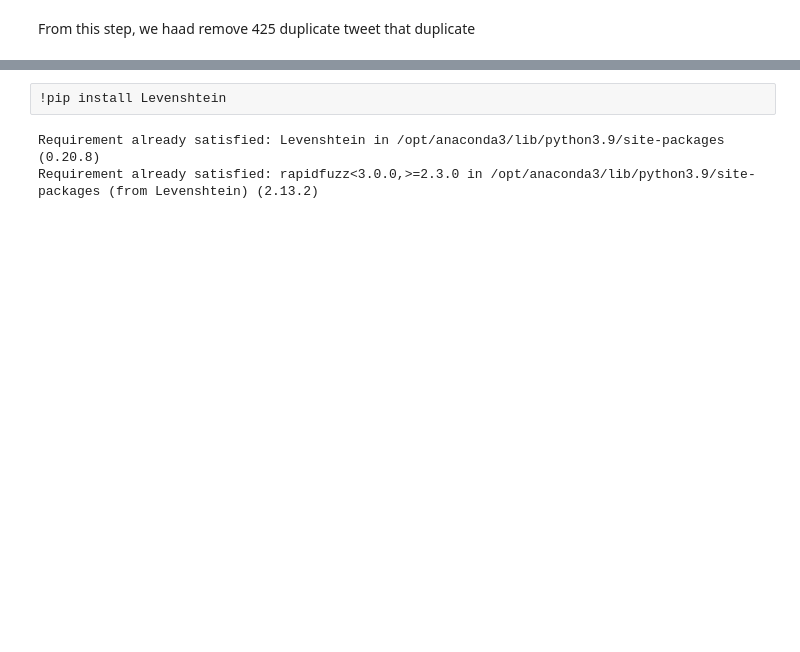
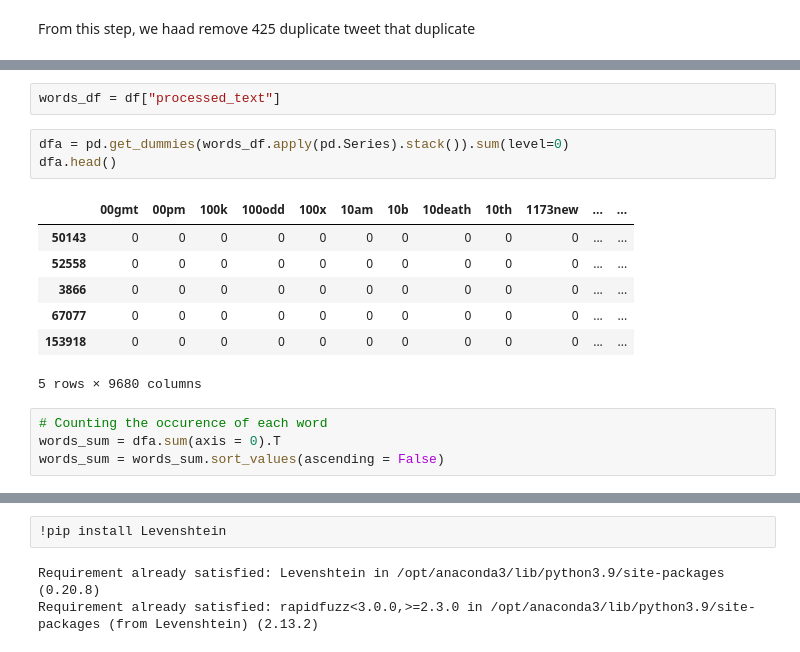
Before and after one commit to lilyhuong/Bigdata-and-marketing, a Jupyter notebook: Marketing_project_duplicate_twitter.ipynb, the cells around one changed output, grey strips where cells are left out. Cells and saved outputs as stored; diff of their text form; blank space fills up the shorter version.

```diff
--- a/Marketing_project_duplicate_twitter.ipynb
+++ b/Marketing_project_duplicate_twitter.ipynb
@@ -121,0 +188,17 @@ Statistical approaches such as machine learning and deep learning work well with
+# %%
+words_df = df["processed_text"]
+# %%
+dfa = pd.get_dummies(words_df.apply(pd.Series).stack()).sum(level=0)
+dfa.head()
+# %% [output]
+|  | 00gmt | 00pm | 100k | 100odd | 100x | 10am | 10b | 10death | 10th | 1173new | ... | ... |
+| 50143 | 0 | 0 | 0 | 0 | 0 | 0 | 0 | 0 | 0 | 0 | ... | ... |
+| 52558 | 0 | 0 | 0 | 0 | 0 | 0 | 0 | 0 | 0 | 0 | ... | ... |
+| 3866 | 0 | 0 | 0 | 0 | 0 | 0 | 0 | 0 | 0 | 0 | ... | ... |
+| 67077 | 0 | 0 | 0 | 0 | 0 | 0 | 0 | 0 | 0 | 0 | ... | ... |
+| 153918 | 0 | 0 | 0 | 0 | 0 | 0 | 0 | 0 | 0 | 0 | ... | ... |
+5 rows × 9680 columns
+# %%
+# Counting the occurence of each word
+words_sum = dfa.sum(axis = 0).T
+words_sum = words_sum.sort_values(ascending = False)
```
Also changed, not shown: parts of 32 cells of this notebook, 2 other files.
